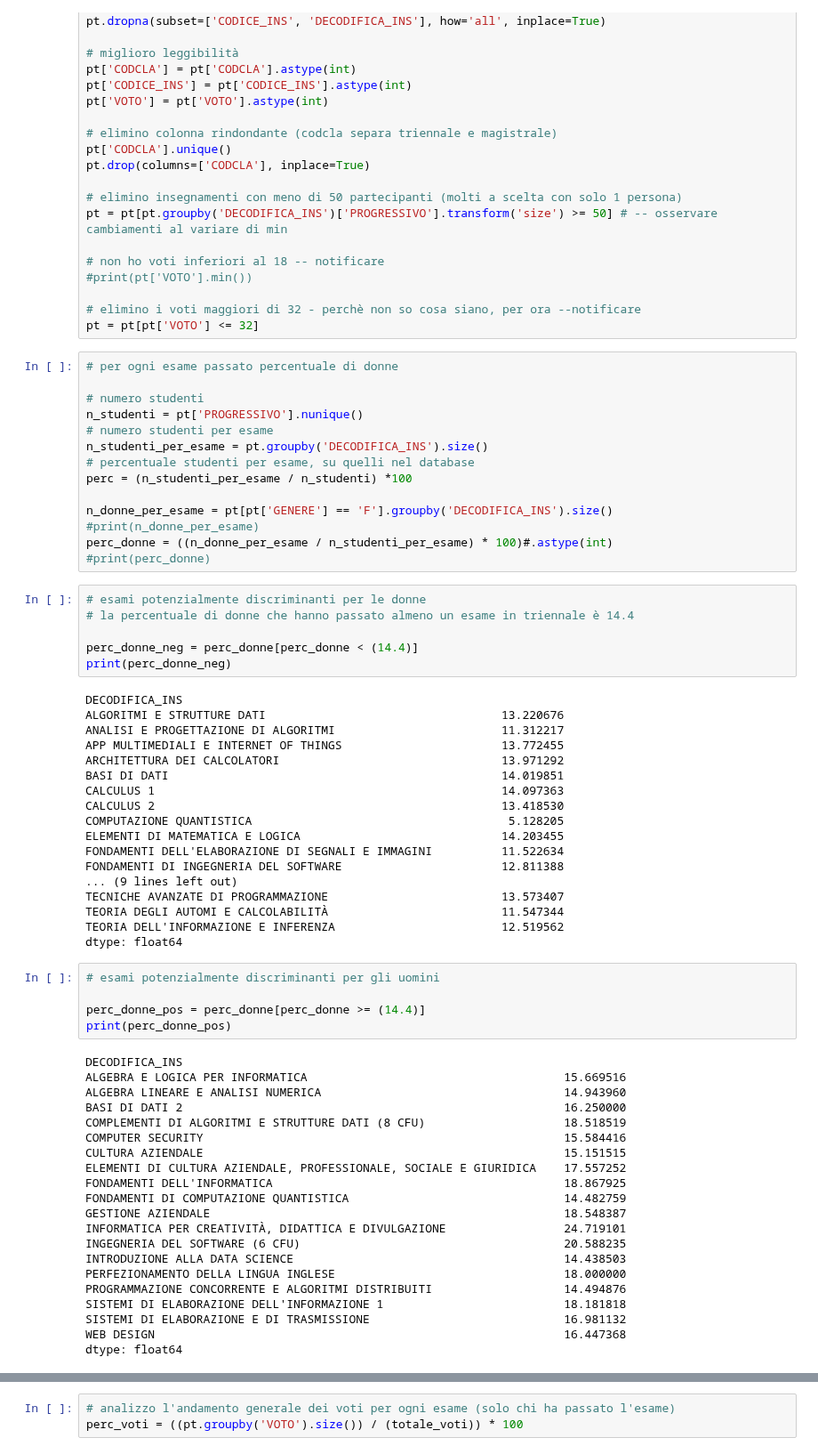
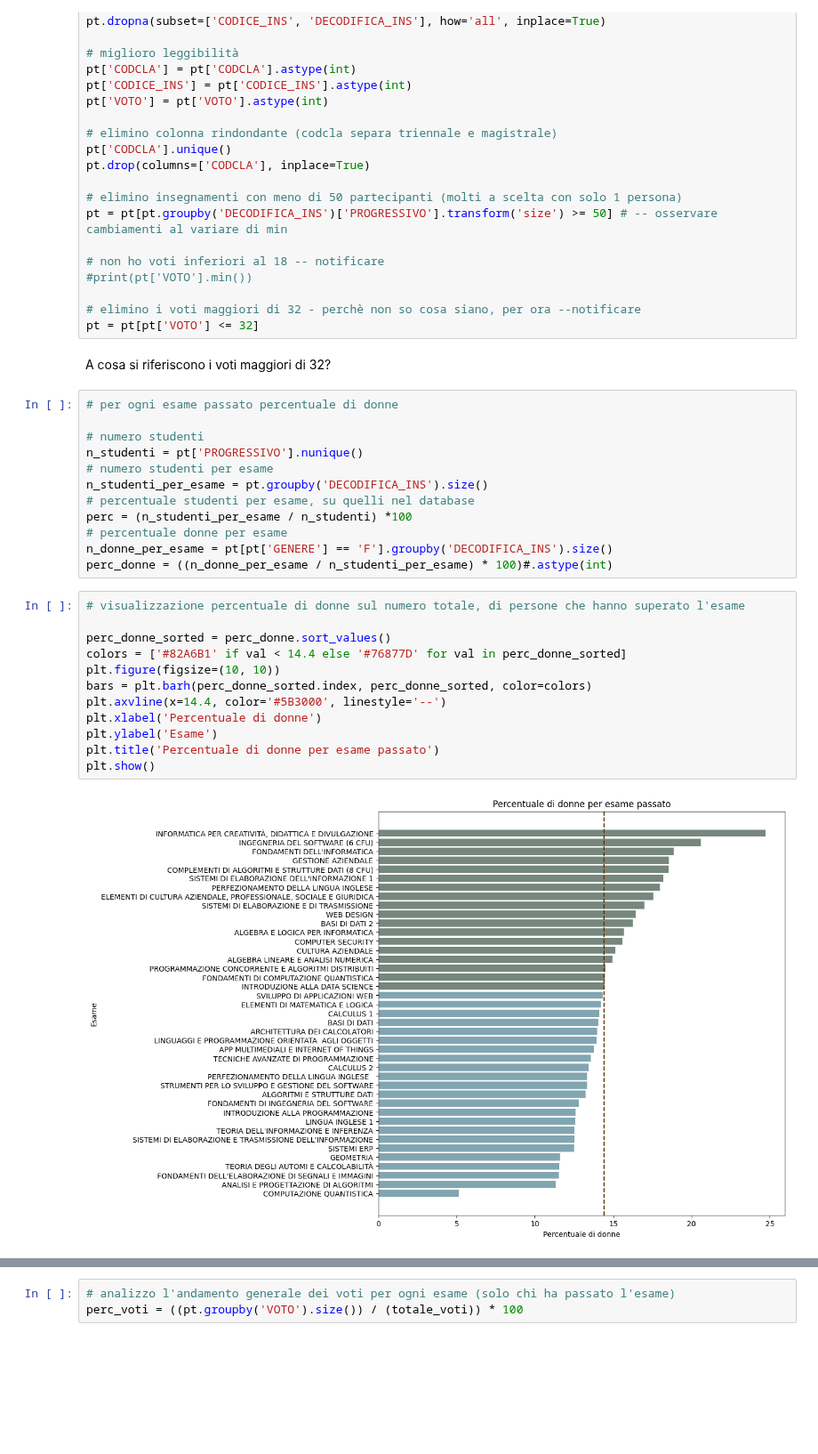
Before and after one commit to lallabelloni/Analisi-differenza-genere-Data-Science, a Jupyter notebook: progetto1.ipynb, the cells around one changed output, grey strips where cells are left out. Shown at 89% size. Drawn from its saved outputs; the diff is of its cells as text; blank space fills up the shorter version.

```diff
--- a/progetto1.ipynb
+++ b/progetto1.ipynb
@@ -77,6 +77,8 @@ pt = pt[pt.groupby('DECODIFICA_INS')['PROGRESSIVO'].transform('size') >= 50] # -
 
 # elimino i voti maggiori di 32 - perchè non so cosa siano, per ora --notificare
 pt = pt[pt['VOTO'] <= 32]
+# %% [markdown]
+A cosa si riferiscono i voti maggiori di 32?
 # %%
 # per ogni esame passato percentuale di donne
 
@@ -86,58 +88,20 @@ n_studenti = pt['PROGRESSIVO'].nunique()
 n_studenti_per_esame = pt.groupby('DECODIFICA_INS').size()
 # percentuale studenti per esame, su quelli nel database
 perc = (n_studenti_per_esame / n_studenti) *100
-
+# percentuale donne per esame
 n_donne_per_esame = pt[pt['GENERE'] == 'F'].groupby('DECODIFICA_INS').size()
-#print(n_donne_per_esame)
 perc_donne = ((n_donne_per_esame / n_studenti_per_esame) * 100)#.astype(int)
-#print(perc_donne)
-# %%
-# esami potenzialmente discriminanti per le donne
-# la percentuale di donne che hanno passato almeno un esame in triennale è 14.4
-
-perc_donne_neg = perc_donne[perc_donne < (14.4)]
-print(perc_donne_neg)
-# %% [output]
-DECODIFICA_INS
-ALGORITMI E STRUTTURE DATI                                  13.220676
-ANALISI E PROGETTAZIONE DI ALGORITMI                        11.312217
-APP MULTIMEDIALI E INTERNET OF THINGS                       13.772455
-ARCHITETTURA DEI CALCOLATORI                                13.971292
-BASI DI DATI                                                14.019851
-CALCULUS 1                                                  14.097363
-CALCULUS 2                                                  13.418530
-COMPUTAZIONE QUANTISTICA                                     5.128205
-ELEMENTI DI MATEMATICA E LOGICA                             14.203455
-FONDAMENTI DELL'ELABORAZIONE DI SEGNALI E IMMAGINI          11.522634
-FONDAMENTI DI INGEGNERIA DEL SOFTWARE                       12.811388
-... (9 lines left out)
-TECNICHE AVANZATE DI PROGRAMMAZIONE                         13.573407
-TEORIA DEGLI AUTOMI E CALCOLABILITÀ                         11.547344
-TEORIA DELL'INFORMAZIONE E INFERENZA                        12.519562
-dtype: float64
-# %%
-# esami potenzialmente discriminanti per gli uomini
-
-perc_donne_pos = perc_donne[perc_donne >= (14.4)]
-print(perc_donne_pos)
-# %% [output]
-DECODIFICA_INS
-ALGEBRA E LOGICA PER INFORMATICA                                     15.669516
-ALGEBRA LINEARE E ANALISI NUMERICA                                   14.943960
-BASI DI DATI 2                                                       16.250000
-COMPLEMENTI DI ALGORITMI E STRUTTURE DATI (8 CFU)                    18.518519
-COMPUTER SECURITY                                                    15.584416
-CULTURA AZIENDALE                                                    15.151515
-ELEMENTI DI CULTURA AZIENDALE, PROFESSIONALE, SOCIALE E GIURIDICA    17.557252
-FONDAMENTI DELL'INFORMATICA                                          18.867925
-FONDAMENTI DI COMPUTAZIONE QUANTISTICA                               14.482759
-GESTIONE AZIENDALE                                                   18.548387
-INFORMATICA PER CREATIVITÀ, DIDATTICA E DIVULGAZIONE                 24.719101
-INGEGNERIA DEL SOFTWARE (6 CFU)                                      20.588235
-INTRODUZIONE ALLA DATA SCIENCE                                       14.438503
-PERFEZIONAMENTO DELLA LINGUA INGLESE                                 18.000000
-PROGRAMMAZIONE CONCORRENTE E ALGORITMI DISTRIBUITI                   14.494876
-SISTEMI DI ELABORAZIONE DELL'INFORMAZIONE 1                          18.181818
-SISTEMI DI ELABORAZIONE E DI TRASMISSIONE                            16.981132
-WEB DESIGN                                                           16.447368
-dtype: float64
+# %%
+# visualizzazione percentuale di donne sul numero totale, di persone che hanno superato l'esame
+
+perc_donne_sorted = perc_donne.sort_values()
+colors = ['#82A6B1' if val < 14.4 else '#76877D' for val in perc_donne_sorted]
+plt.figure(figsize=(10, 10))
+bars = plt.barh(perc_donne_sorted.index, perc_donne_sorted, color=colors)
+plt.axvline(x=14.4, color='#5B3000', linestyle='--')
+plt.xlabel('Percentuale di donne')
+plt.ylabel('Esame')
+plt.title('Percentuale di donne per esame passato')
+plt.show()
+# %% [output]
+[figure, added]
```
Also changed, not shown: parts of 7 cells of this notebook, 3 other files.
